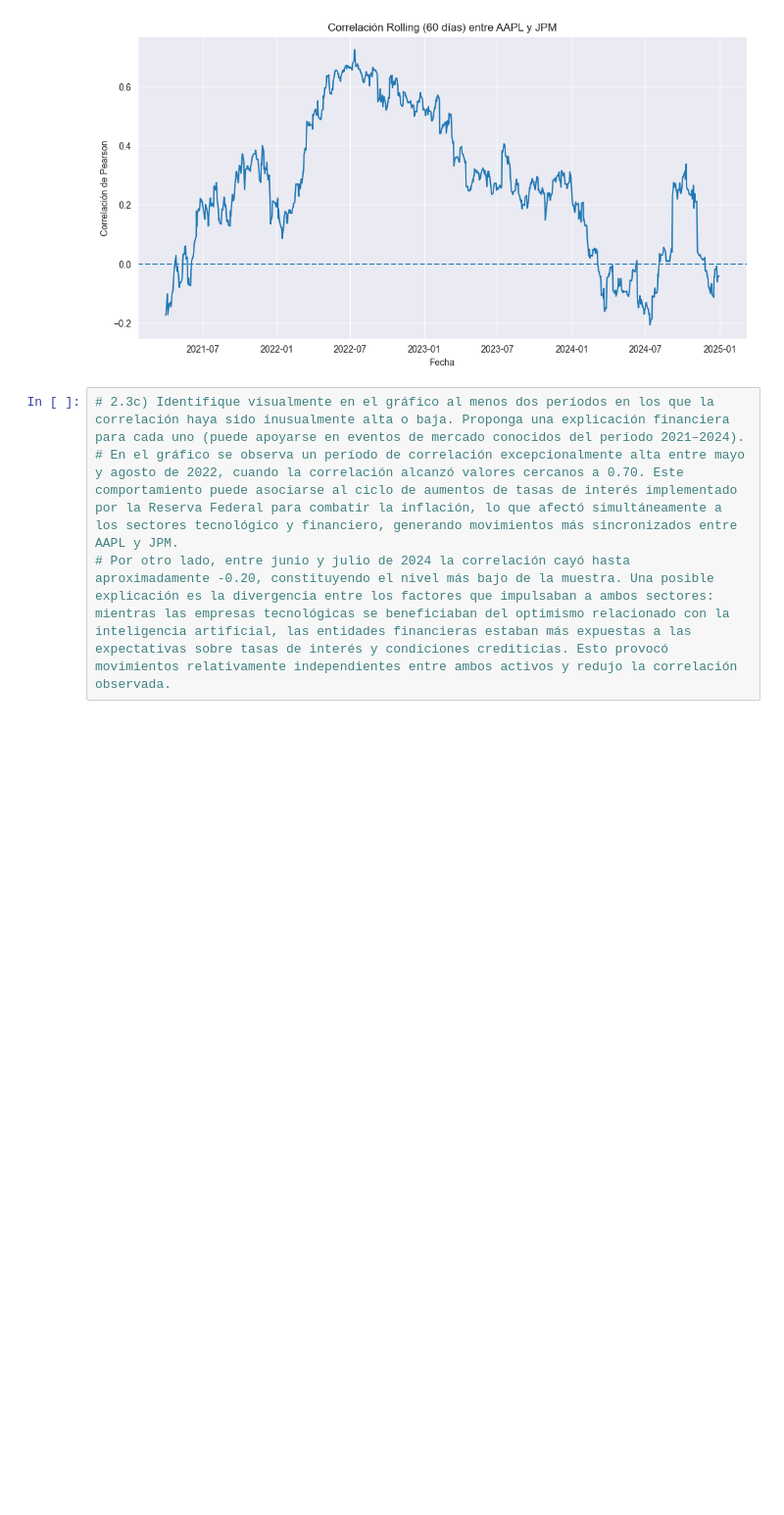
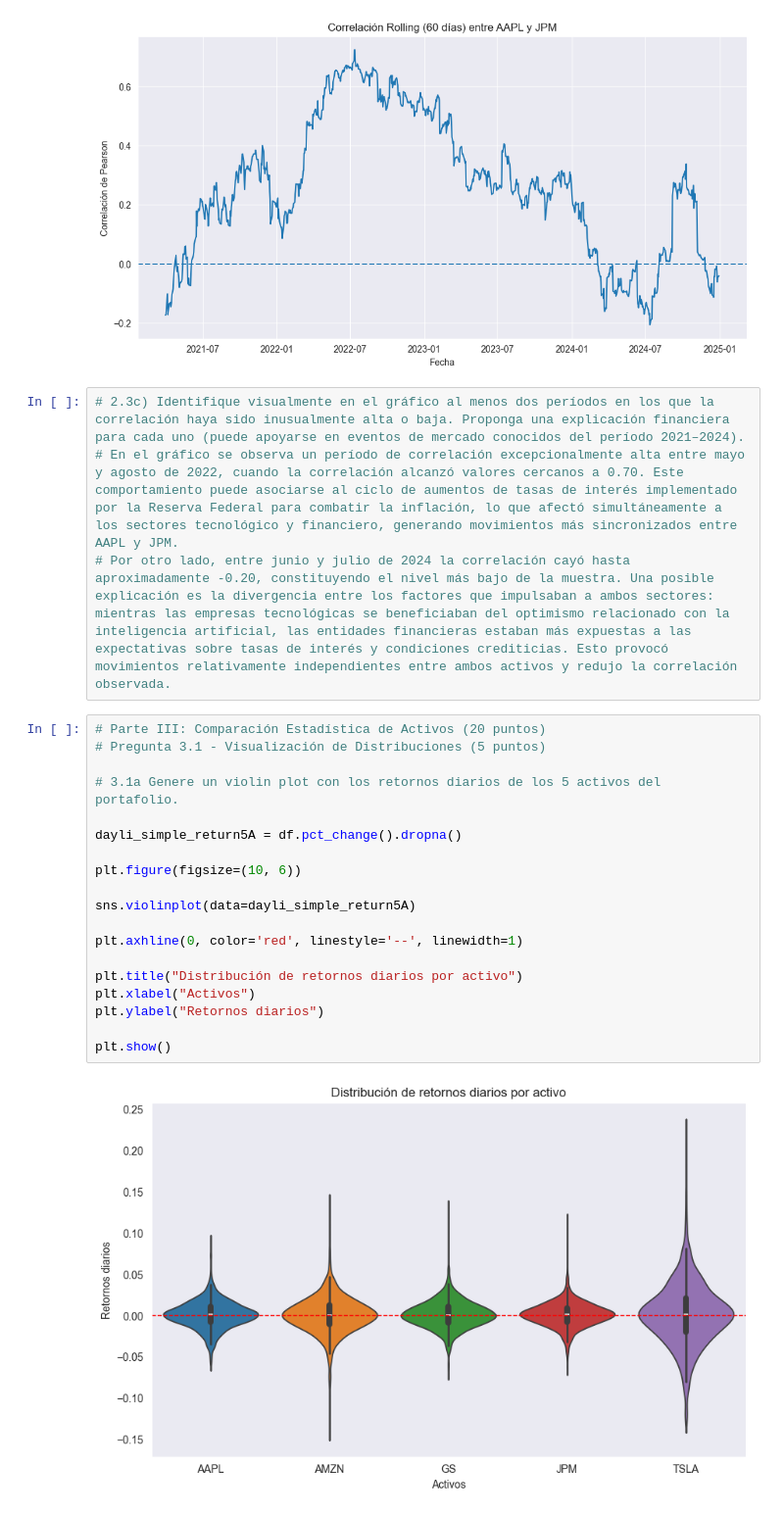
Before and after one commit to acardenas89/ds_finance_cardenas, a Jupyter notebook: notebooks/Tarea_3.ipynb, the cells around one changed output. Shown at 98% size. Drawn from its saved outputs; the diff is of its cells as text; blank space fills up the shorter version.

Commit message:
Violin Plot

```diff
--- a/notebooks/Tarea_3.ipynb
+++ b/notebooks/Tarea_3.ipynb
@@ -646,3 +646,24 @@ plt.show()
 # 2.3c) Identifique visualmente en el gráfico al menos dos períodos en los que la correlación haya sido inusualmente alta o baja. Proponga una explicación financiera para cada uno (puede apoyarse en eventos de mercado conocidos del período 2021–2024).
 # En el gráfico se observa un período de correlación excepcionalmente alta entre mayo y agosto de 2022, cuando la correlación alcanzó valores cercanos a 0.70. Este comportamiento puede asociarse al ciclo de aumentos de tasas de interés implementado por la Reserva Federal para combatir la inflación, lo que afectó simultáneamente a los sectores tecnológico y financiero, generando movimientos más sincronizados entre AAPL y JPM.
 # Por otro lado, entre junio y julio de 2024 la correlación cayó hasta aproximadamente -0.20, constituyendo el nivel más bajo de la muestra. Una posible explicación es la divergencia entre los factores que impulsaban a ambos sectores: mientras las empresas tecnológicas se beneficiaban del optimismo relacionado con la inteligencia artificial, las entidades financieras estaban más expuestas a las expectativas sobre tasas de interés y condiciones crediticias. Esto provocó movimientos relativamente independientes entre ambos activos y redujo la correlación observada.
+# %%
+# Parte III: Comparación Estadística de Activos (20 puntos)
+# Pregunta 3.1 - Visualización de Distribuciones (5 puntos)
+
+# 3.1a Genere un violin plot con los retornos diarios de los 5 activos del portafolio.
+
+dayli_simple_return5A = df.pct_change().dropna()
+
+plt.figure(figsize=(10, 6))
+
+sns.violinplot(data=dayli_simple_return5A)
+
+plt.axhline(0, color='red', linestyle='--', linewidth=1)
+
+plt.title("Distribución de retornos diarios por activo")
+plt.xlabel("Activos")
+plt.ylabel("Retornos diarios")
+
+plt.show()
+# %% [output]
+[figure, added]
```
